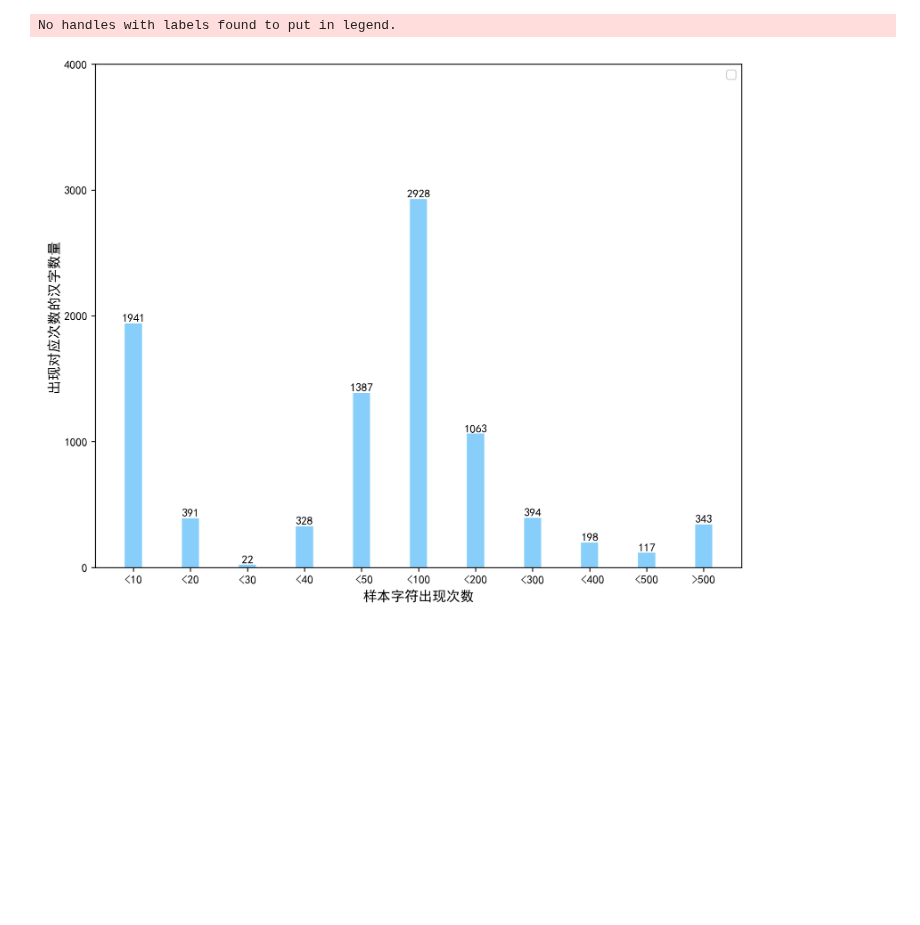
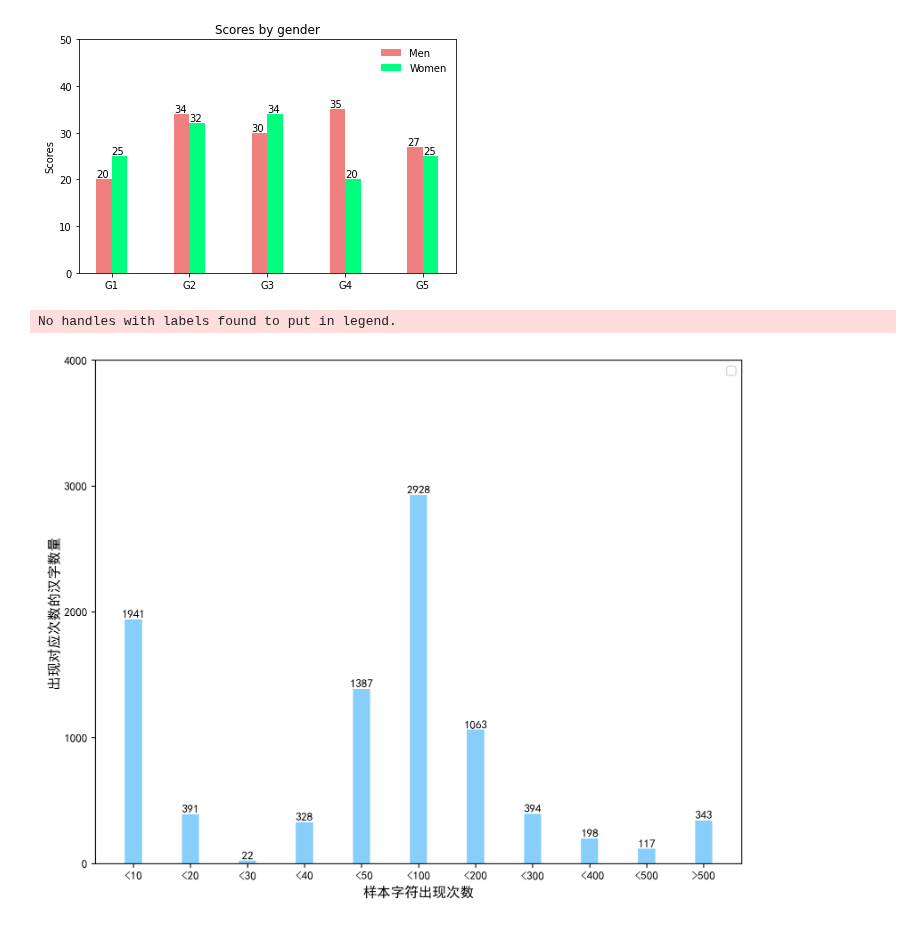
Before and after one commit to HuangCongQing/python-libraries, a Jupyter notebook: 03Matplotlib/应用/柱状图.ipynb, the cells around one changed output. Saved outputs shown, nothing was run; the diff lists cells and outputs as text; code cells hidden in the pictures; blank space fills up the shorter version.

```diff
--- a/03Matplotlib/应用/柱状图.ipynb
+++ b/03Matplotlib/应用/柱状图.ipynb
@@ -1,3 +122,55 @@
+# %%
+import matplotlib
+import matplotlib.pyplot as plt
+import numpy as np
+
+
+def auto_label(rects):
+    for rect in rects:
+        height = rect.get_height()
+        ax.annotate('{}'.format(height), # put the detail data
+                    xy=(rect.get_x() + rect.get_width() / 2, height), # get the center location.
+                    xytext=(0, 3),  # 3 points vertical offset
+                    textcoords="offset points",
+                    ha='center', va='bottom')
+
+
+def auto_text(rects):
+    for rect in rects:
+        ax.text(rect.get_x(), rect.get_height(), rect.get_height(), ha='left', va='bottom')
+
+
+labels = ['G1', 'G2', 'G3', 'G4', 'G5']
+men_means = [20, 34, 30, 35, 27]
+women_means = [25, 32, 34, 20, 25]
+means = [25, 32, 34, 20, 25]
+
+index = np.arange(len(labels))
+width = 0.2
+
+fig, ax = plt.subplots()
+rect1 = ax.bar(index - width / 2, men_means, color ='lightcoral', width=width, label ='Men')
+rect2 = ax.bar(index + width / 2, women_means, color ='springgreen', width=width, label ='Women')
+# rect3 = ax.bar(index + width / 2, means, color ='springgreen', width=width, label ='means')
+
+ax.set_title('Scores by gender')
+ax.set_xticks(ticks=index)
+ax.set_xticklabels(labels)
+ax.set_ylabel('Scores')
+
+ax.set_ylim(0, 50)
+# auto_label(rect1)
+# auto_label(rect2)
+auto_text(rect1)
+auto_text(rect2)
+# auto_text(rect3)
+
+ax.legend(loc='upper right', frameon=False)
+fig.tight_layout()
+plt.savefig('2.jpg', dpi=300)
+plt.show()
+# %% [output]
+[figure, added]
 # %%
 import matplotlib.pyplot as plt
 import numpy as np
```
Also changed, not shown: parts of 3 cells of this notebook, 4 other files.
